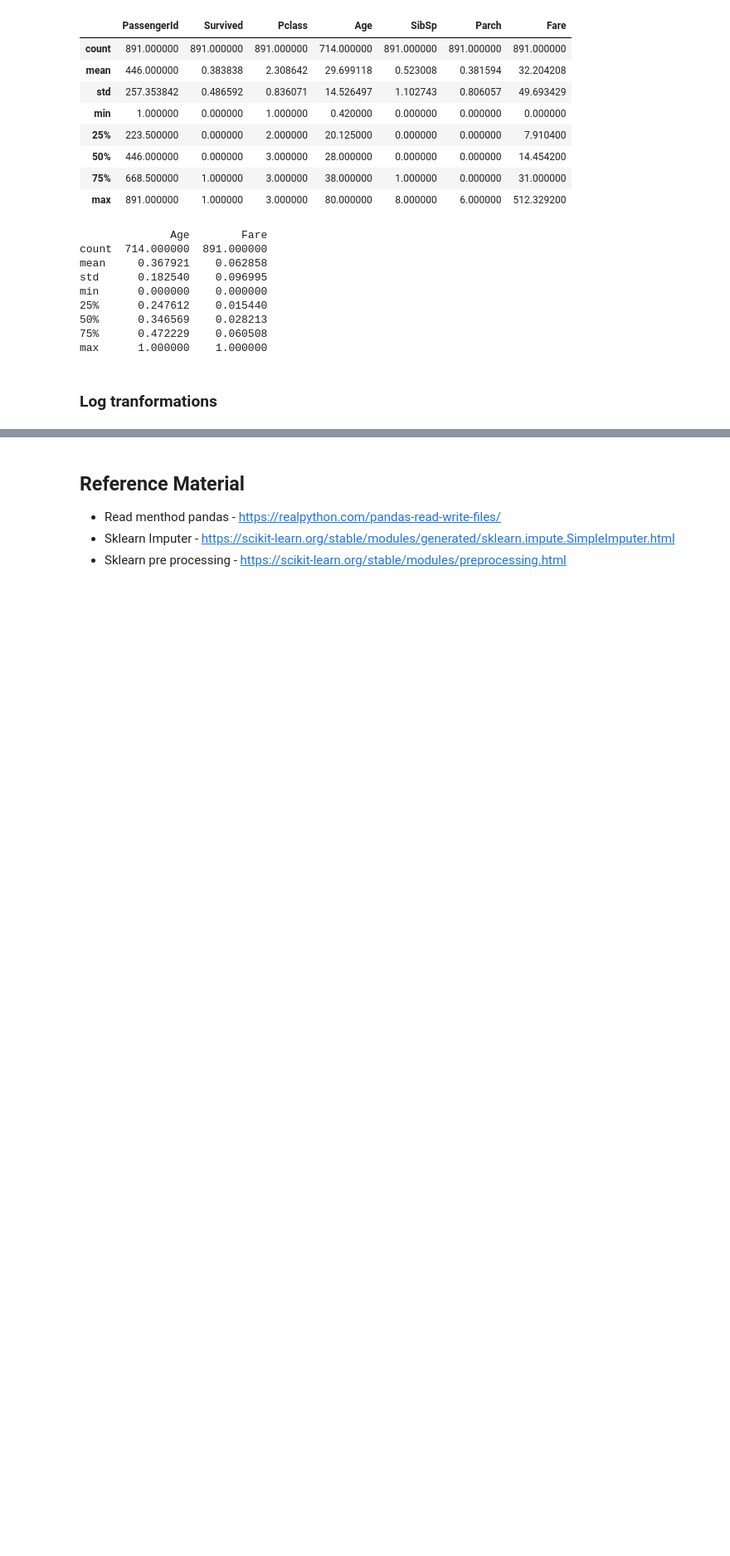
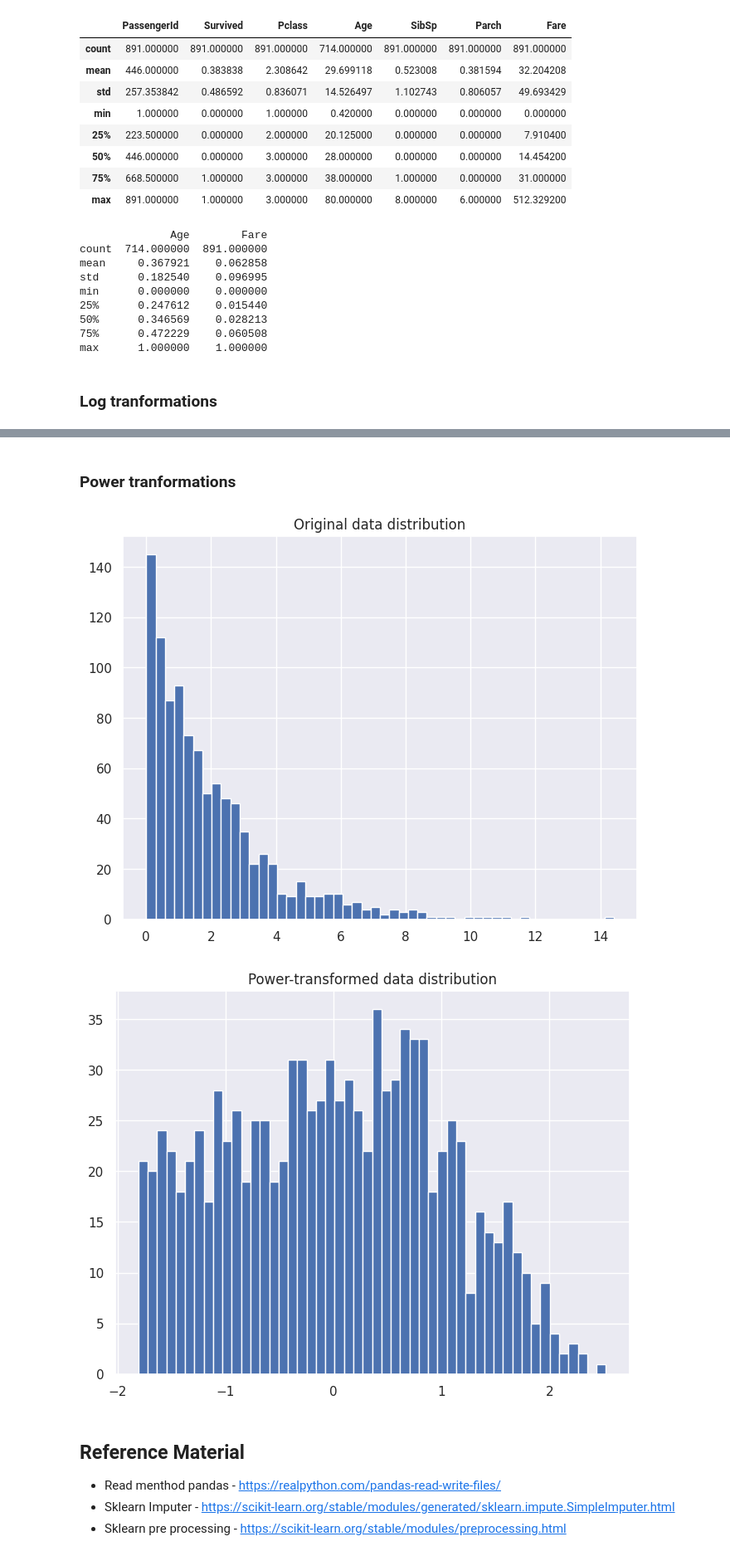
Before and after one commit to hargurjeet/Adhoc-Activities, a Jupyter notebook: Data_Preprocessing_Using_Python.ipynb, the cells around one changed output, grey strips where cells are left out. Shown at 83% size. Drawn from its saved outputs; the diff is of its cells as text; code cells hidden in the pictures; blank space fills up the shorter version.

```diff
--- a/Data_Preprocessing_Using_Python.ipynb
+++ b/Data_Preprocessing_Using_Python.ipynb
@@ -305,3 +305,29 @@ sns.histplot( x=titanic_df_log)
+# %% [markdown]
+### Power tranformations
+# %%
+import numpy as np
+import matplotlib.pyplot as plt
+from sklearn.preprocessing import PowerTransformer
+
+# Generate some skewed data
+data = np.random.exponential(scale=2, size=1000)
+
+# Visualize the data distribution
+plt.hist(data, bins=50)
+plt.title("Original data distribution")
+plt.show()
+
+# Apply power transformation
+pt = PowerTransformer(method='yeo-johnson')
+data_pt = pt.fit_transform(data.reshape(-1, 1))
+
+# Visualize the transformed data distribution
+plt.hist(data_pt, bins=50)
+plt.title("Power-transformed data distribution")
+plt.show()
+# %% [output]
+[figure, added]
+[figure, added]
 # %% [markdown]
 ## **Reference Material**
 
```
Also changed, not shown: parts of 2 cells of this notebook.
